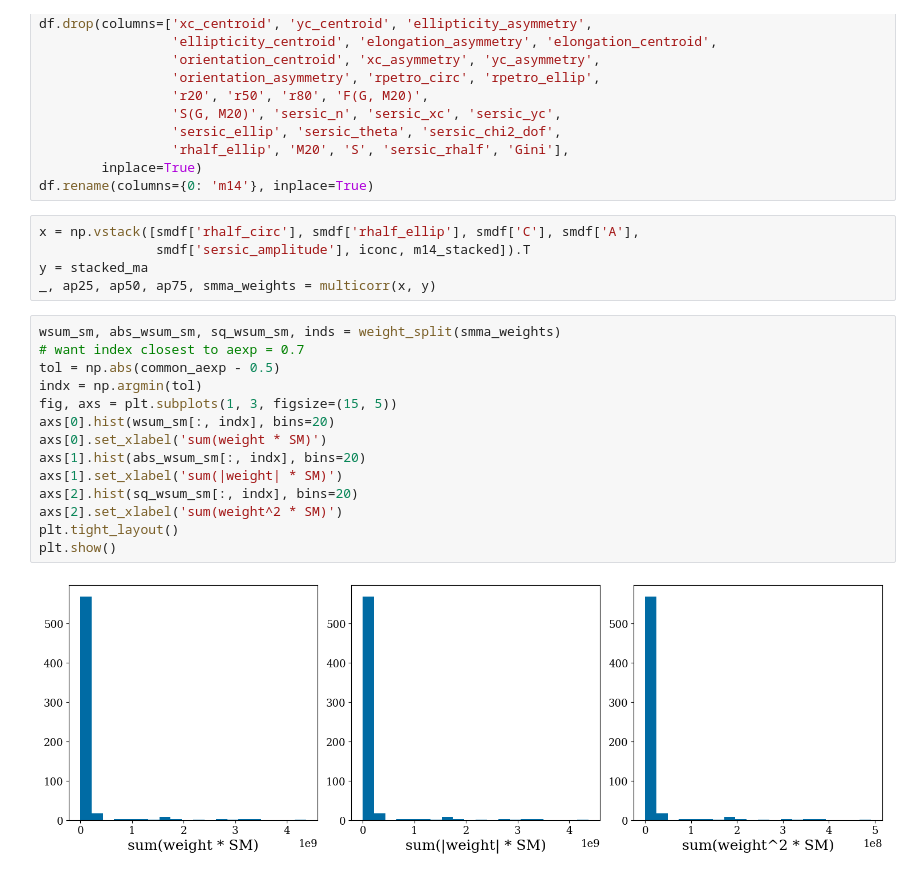
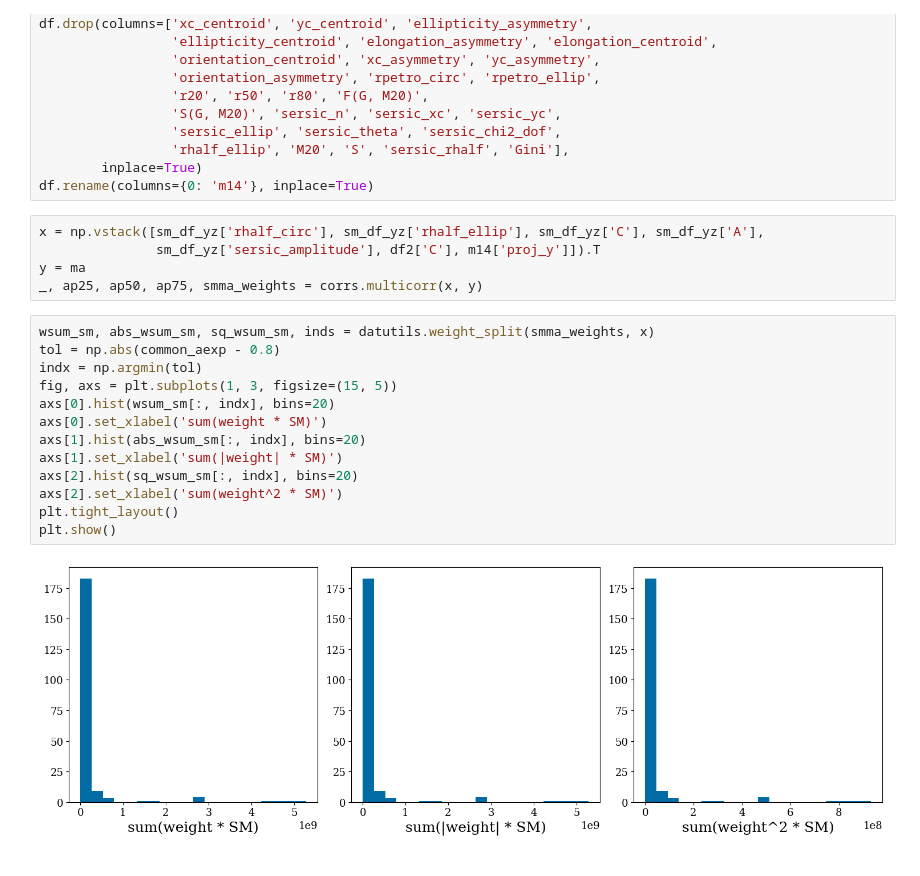
Before and after one commit to Kabelo-T/cluster_morph, a Jupyter notebook: multicam.ipynb, the cells around one changed output. Cells and saved outputs as stored; diff of their text form.

```diff
--- a/multicam.ipynb
+++ b/multicam.ipynb
@@ -857,24 +934,23 @@ df.drop(columns=['xc_centroid', 'yc_centroid', 'ellipticity_asymmetry',
         inplace=True)
 df.rename(columns={0: 'm14'}, inplace=True)
 # %%
-x = np.vstack([smdf['rhalf_circ'], smdf['rhalf_ellip'], smdf['C'], smdf['A'],
-               smdf['sersic_amplitude'], iconc, m14_stacked]).T
-y = stacked_ma
-_, ap25, ap50, ap75, smma_weights = multicorr(x, y)
+x = np.vstack([sm_df_yz['rhalf_circ'], sm_df_yz['rhalf_ellip'], sm_df_yz['C'], sm_df_yz['A'],
+               sm_df_yz['sersic_amplitude'], df2['C'], m14['proj_y']]).T
+y = ma
+_, ap25, ap50, ap75, smma_weights = corrs.multicorr(x, y)
 # %%
-wsum_sm, abs_wsum_sm, sq_wsum_sm, inds = weight_split(smma_weights)
-# want index closest to aexp = 0.7
-tol = np.abs(common_aexp - 0.5)
+wsum_sm, abs_wsum_sm, sq_wsum_sm, inds = datutils.weight_split(smma_weights, x)
+tol = np.abs(common_aexp - 0.8)
 indx = np.argmin(tol)
 fig, axs = plt.subplots(1, 3, figsize=(15, 5))
 axs[0].hist(wsum_sm[:, indx], bins=20)
 axs[0].set_xlabel('sum(weight * SM)')
 axs[1].hist(abs_wsum_sm[:, indx], bins=20)
 axs[1].set_xlabel('sum(|weight| * SM)')
 axs[2].hist(sq_wsum_sm[:, indx], bins=20)
 axs[2].set_xlabel('sum(weight^2 * SM)')
 plt.tight_layout()
 plt.show()
 # %% [output]
-[figure, old version]
+[figure, new version]
 # %%
```
Also changed, not shown: parts of 46 cells of this notebook, 6 other files.
